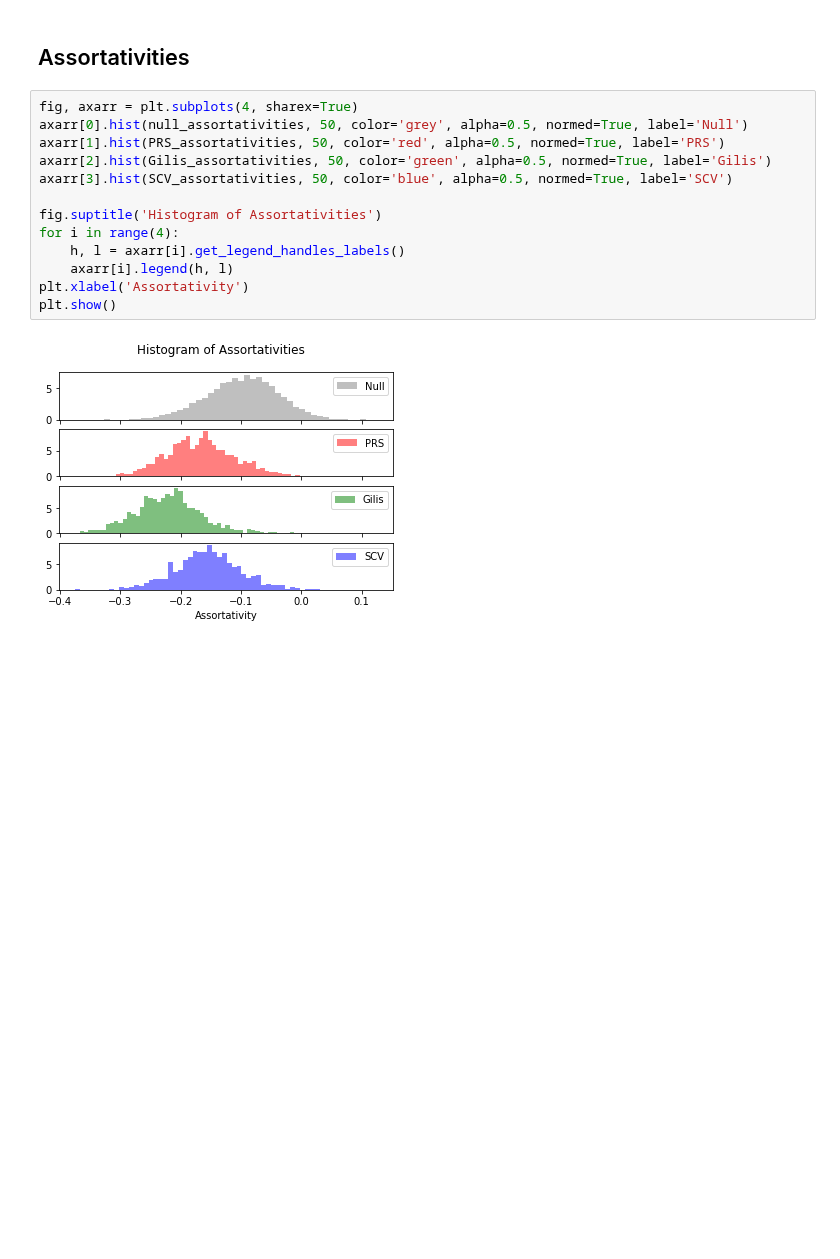
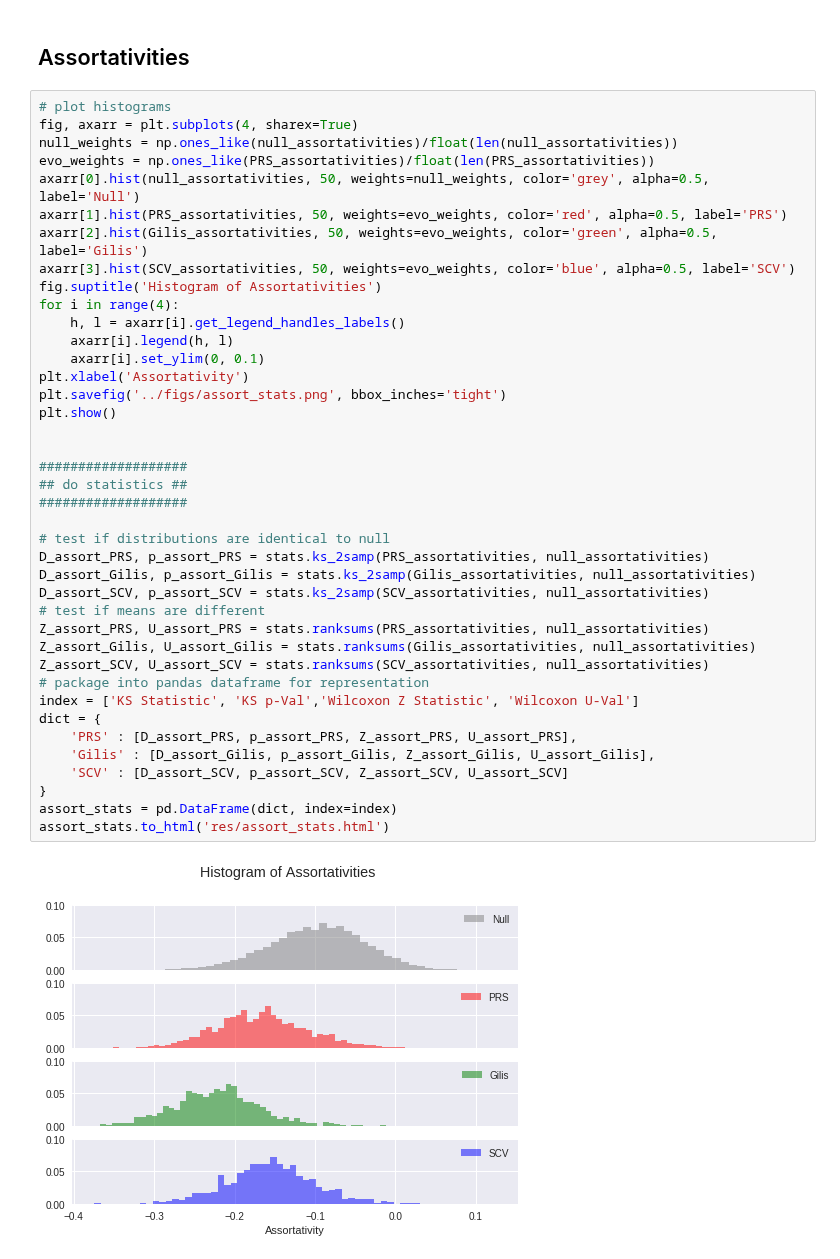
Before and after one commit to EndyLab/codon-tables, a Jupyter notebook: network_stats.ipynb, the cells around one changed output. Cells and saved outputs as stored; diff of their text form; blank space fills up the shorter version.

```diff
--- a/network_stats.ipynb
+++ b/network_stats.ipynb
@@ -175,17 +288,44 @@ plt.show()
 # %% [markdown]
 ## Assortativities
 # %%
+# plot histograms
 fig, axarr = plt.subplots(4, sharex=True)
-axarr[0].hist(null_assortativities, 50, color='grey', alpha=0.5, normed=True, label='Null')
-axarr[1].hist(PRS_assortativities, 50, color='red', alpha=0.5, normed=True, label='PRS')
-axarr[2].hist(Gilis_assortativities, 50, color='green', alpha=0.5, normed=True, label='Gilis')
-axarr[3].hist(SCV_assortativities, 50, color='blue', alpha=0.5, normed=True, label='SCV')
-
+null_weights = np.ones_like(null_assortativities)/float(len(null_assortativities))
+evo_weights = np.ones_like(PRS_assortativities)/float(len(PRS_assortativities))
+axarr[0].hist(null_assortativities, 50, weights=null_weights, color='grey', alpha=0.5, label='Null')
+axarr[1].hist(PRS_assortativities, 50, weights=evo_weights, color='red', alpha=0.5, label='PRS')
+axarr[2].hist(Gilis_assortativities, 50, weights=evo_weights, color='green', alpha=0.5, label='Gilis')
+axarr[3].hist(SCV_assortativities, 50, weights=evo_weights, color='blue', alpha=0.5, label='SCV')
 fig.suptitle('Histogram of Assortativities')
 for i in range(4):
     h, l = axarr[i].get_legend_handles_labels()
     axarr[i].legend(h, l)
+    axarr[i].set_ylim(0, 0.1)
 plt.xlabel('Assortativity')
+plt.savefig('../figs/assort_stats.png', bbox_inches='tight')
 plt.show()
+
+
+###################
+## do statistics ##
+###################
+
+# test if distributions are identical to null
+D_assort_PRS, p_assort_PRS = stats.ks_2samp(PRS_assortativities, null_assortativities)
+D_assort_Gilis, p_assort_Gilis = stats.ks_2samp(Gilis_assortativities, null_assortativities)
+D_assort_SCV, p_assort_SCV = stats.ks_2samp(SCV_assortativities, null_assortativities)
+# test if means are different
+Z_assort_PRS, U_assort_PRS = stats.ranksums(PRS_assortativities, null_assortativities)
+Z_assort_Gilis, U_assort_Gilis = stats.ranksums(Gilis_assortativities, null_assortativities)
+Z_assort_SCV, U_assort_SCV = stats.ranksums(SCV_assortativities, null_assortativities)
+# package into pandas dataframe for representation
+index = ['KS Statistic', 'KS p-Val','Wilcoxon Z Statistic', 'Wilcoxon U-Val']
+dict = {
+    'PRS' : [D_assort_PRS, p_assort_PRS, Z_assort_PRS, U_assort_PRS],
+    'Gilis' : [D_assort_Gilis, p_assort_Gilis, Z_assort_Gilis, U_assort_Gilis],
+    'SCV' : [D_assort_SCV, p_assort_SCV, Z_assort_SCV, U_assort_SCV]
+}
+assort_stats = pd.DataFrame(dict, index=index)
+assort_stats.to_html('res/assort_stats.html')
 # %% [output]
-[figure, old version]
+[figure, new version]
```
Also changed, not shown: parts of 5 cells of this notebook, 5 other files.
